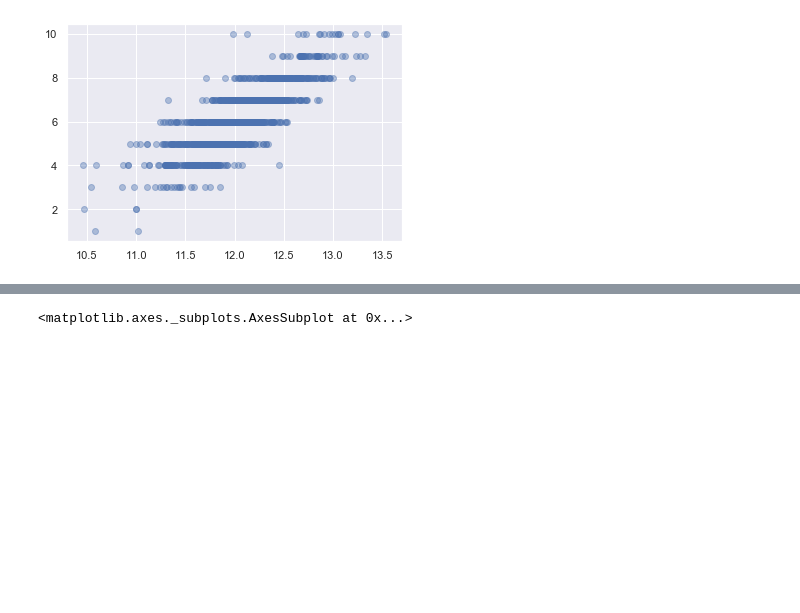
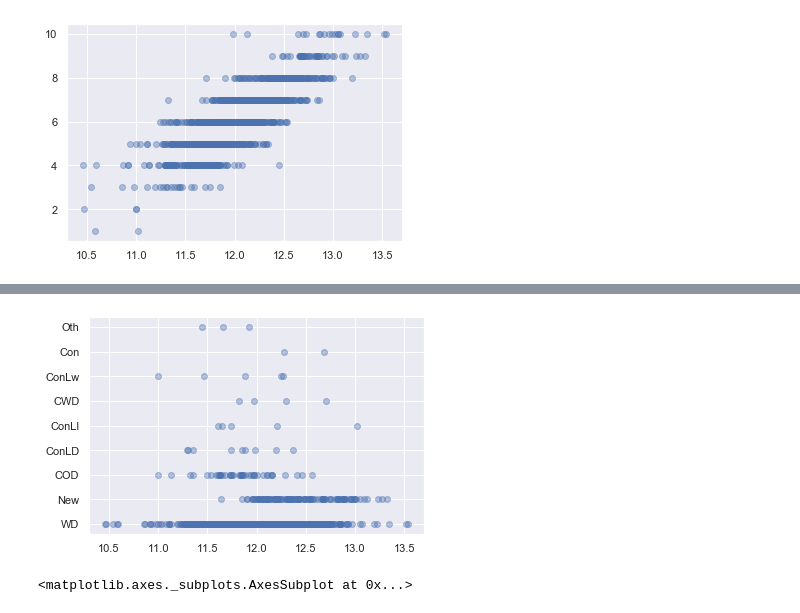
Before and after one commit to DrMegavolt/kaggle_house_iowa, a Jupyter notebook: EDA.ipynb, the cells around one changed output, grey strips where cells are left out. Saved outputs shown, nothing was run; the diff lists cells and outputs as text; code cells hidden in the pictures; blank space fills up the shorter version.

```diff
--- a/EDA.ipynb
+++ b/EDA.ipynb
@@ -63,3 +73,8 @@ plt.show()
+# %%
+plt.scatter( np.log(df['SalePrice']),df['SaleType'],alpha=0.4 )
+plt.show()
+# %% [output]
+[figure, added]
 # %%
 df.plot.kde(x='Id', y='SalePrice')
 # %% [output]
```
Also changed, not shown: parts of 4 cells of this notebook, 4 other files.
